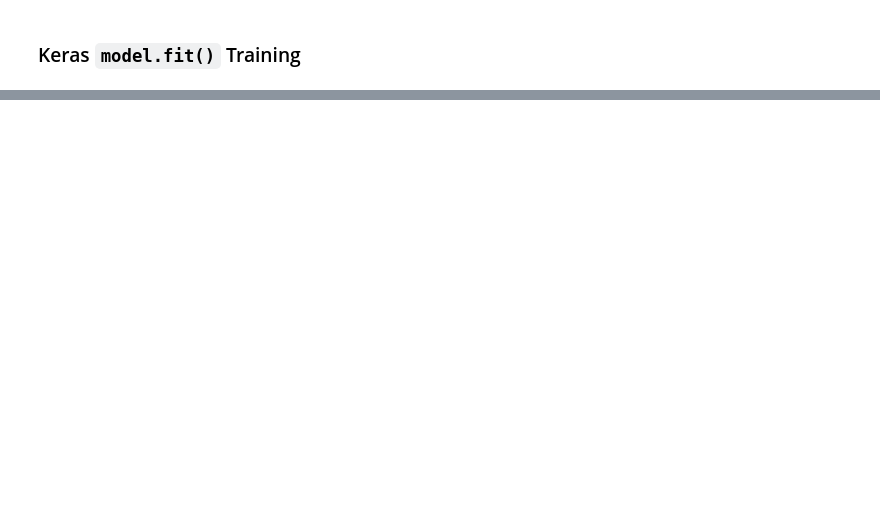
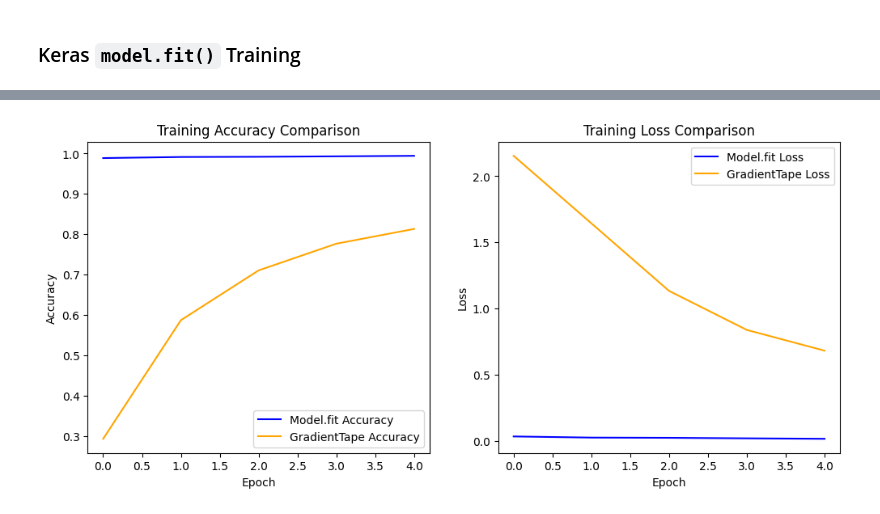
Before and after one commit to Israil445/Neural_Network_and_Deep_Learning_Lab, a Jupyter notebook: Assignment-4/GradientTape.ipynb, the cells around one changed output, grey strips where cells are left out. Cells and saved outputs as stored; diff of their text form; code cells hidden in the pictures; blank space fills up the shorter version.

```diff
--- a/Assignment-4/GradientTape.ipynb
+++ b/Assignment-4/GradientTape.ipynb
@@ -121,7 +138,7 @@ Model: "functional_1"
 
 model.compile(optimizer='adam', loss=tf.keras.losses.CategoricalCrossentropy(from_logits=True), metrics=['accuracy'])
 
-model.fit(x_train, y_train_onehot, epochs=5, batch_size=64)
+history = model.fit(x_train, y_train_onehot, epochs=5, batch_size=64)
 
 loss, acc = model.evaluate(x_test, y_test_onehot)
 print(f"Test Accuracy: {acc * 100:.2f}%")
@@ -140,0 +158,26 @@ Test Accuracy: 97.86%
+# %%
+import matplotlib.pyplot as plt
+
+plt.figure(figsize=(12, 5))
+
+# Accuracy comparison plot
+plt.subplot(1, 2, 1)
+plt.plot(history.history['accuracy'], label='Model.fit Accuracy', color='blue')
+plt.plot(accuracy_history1, label='GradientTape Accuracy', color='orange')
+plt.title('Training Accuracy Comparison')
+plt.xlabel('Epoch')
+plt.ylabel('Accuracy')
+plt.legend()
+
+# Loss comparison plot
+plt.subplot(1, 2, 2)
+plt.plot(history.history['loss'], label='Model.fit Loss', color='blue')
+plt.plot(loss_history1, label='GradientTape Loss', color='orange')
+plt.title('Training Loss Comparison')
+plt.xlabel('Epoch')
+plt.ylabel('Loss')
+plt.legend()
+
+plt.show()
+# %% [output]
+[figure, added]
```
Also changed, not shown: parts of 4 cells of this notebook, 1 other file.
